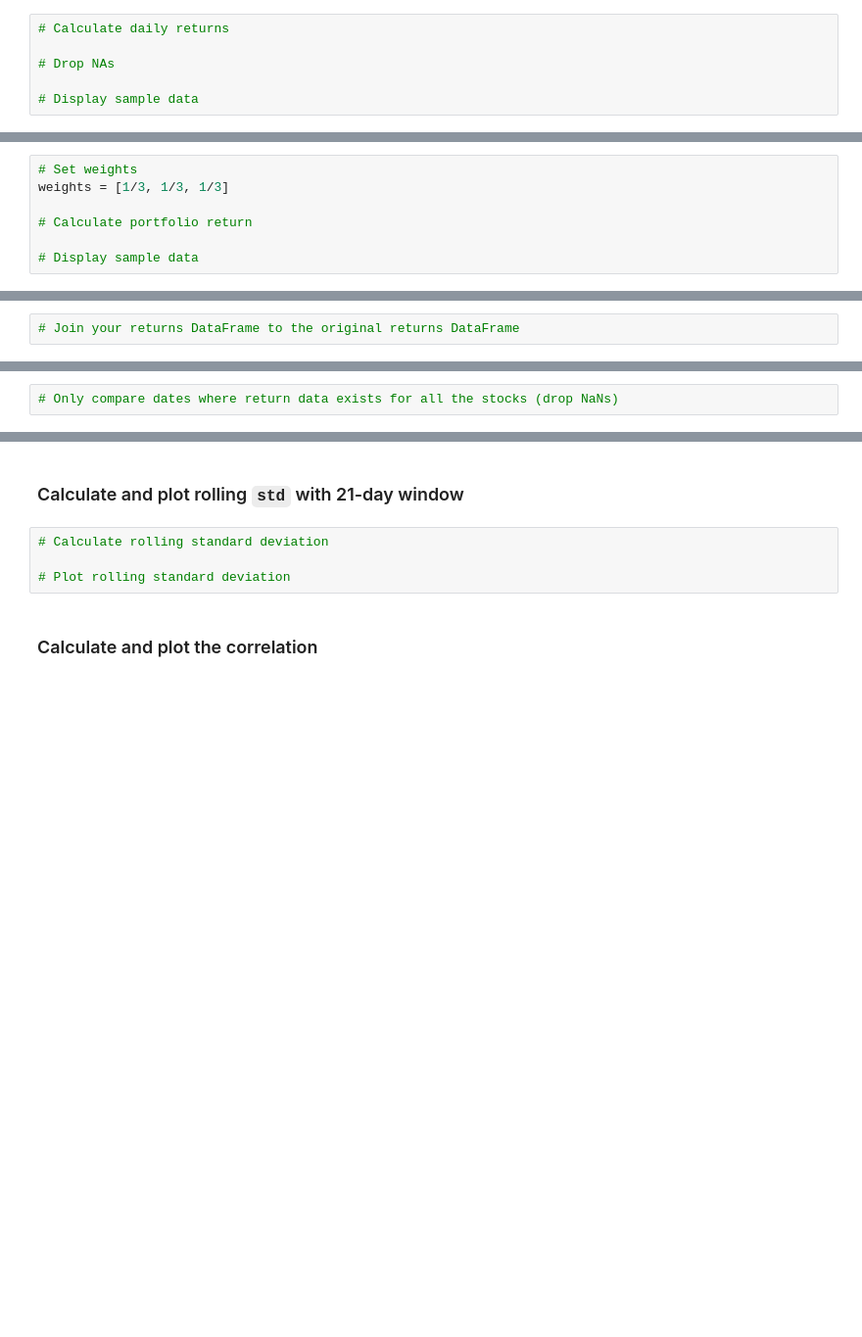
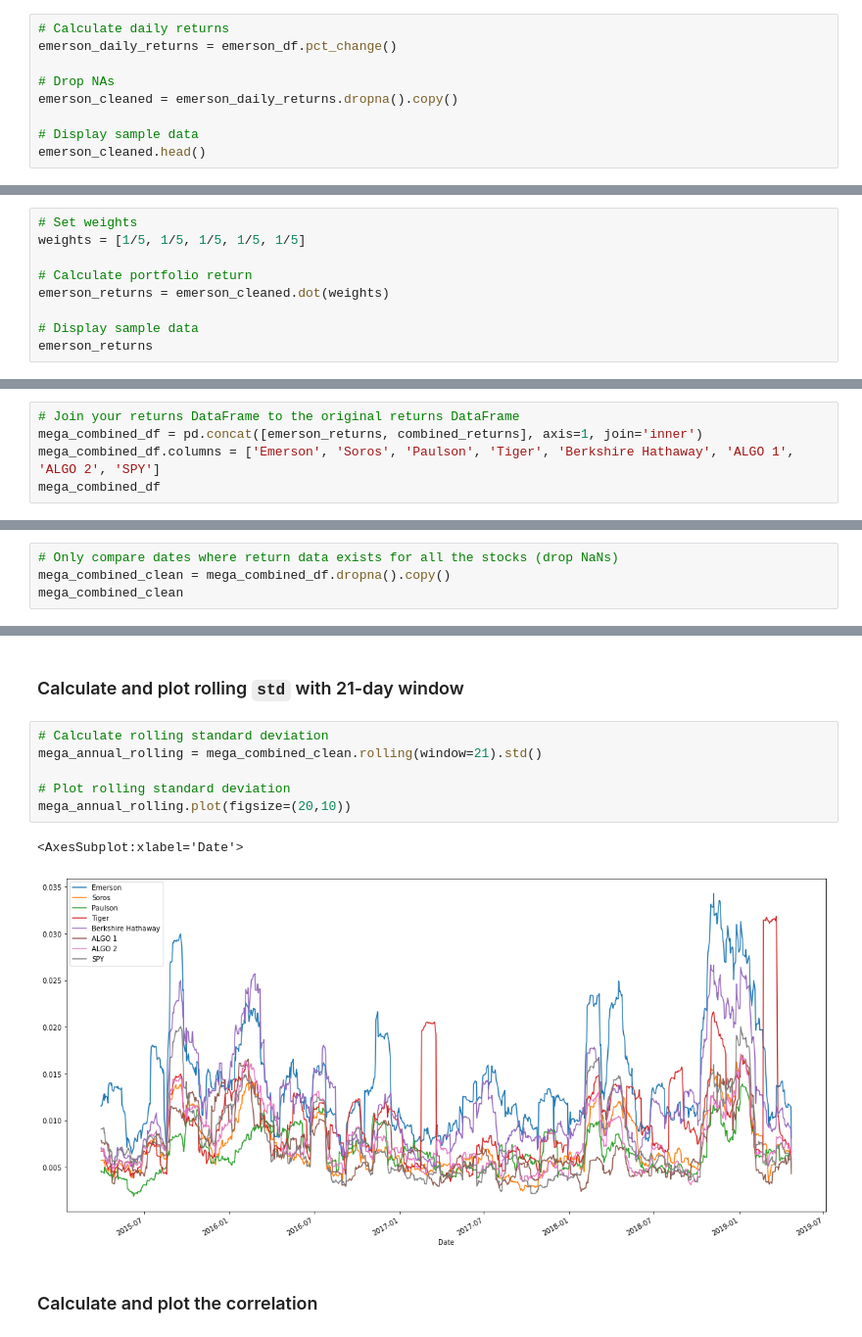
Before and after one commit to emersonwen/Rutgers_FinTech_Homework, a Jupyter notebook: Week-Four-Homework/04-Pandas/Instructions/Starter_Code/whale_analysis.ipynb, the cells around one changed output, grey strips where cells are left out. Shown at 98% size. Drawn from its saved outputs; the diff is of its cells as text; blank space fills up the shorter version.

```diff
--- a/Week-Four-Homework/04-Pandas/Instructions/Starter_Code/whale_analysis.ipynb
+++ b/Week-Four-Homework/04-Pandas/Instructions/Starter_Code/whale_analysis.ipynb
@@ -510,7 +677,10 @@ In this section, you will build your own portfolio of stocks, calculate the retu
 # Reorganize portfolio data by having a column per symbol
 # %%
 # Calculate daily returns
+emerson_daily_returns = emerson_df.pct_change()
 
 # Drop NAs
+emerson_cleaned = emerson_daily_returns.dropna().copy()
 
 # Display sample data
+emerson_cleaned.head()
@@ -518,8 +696,10 @@ In this section, you will build your own portfolio of stocks, calculate the retu
 ## Calculate the weighted returns for the portfolio assuming an equal number of shares for each stock
 # %%
 # Set weights
-weights = [1/3, 1/3, 1/3]
+weights = [1/5, 1/5, 1/5, 1/5, 1/5]
 
 # Calculate portfolio return
+emerson_returns = emerson_cleaned.dot(weights)
 
 # Display sample data
+emerson_returns
@@ -527,3 +721,6 @@ weights = [1/3, 1/3, 1/3]
 ## Join your portfolio returns to the DataFrame that contains all of the portfolio returns
 # %%
 # Join your returns DataFrame to the original returns DataFrame
+mega_combined_df = pd.concat([emerson_returns, combined_returns], axis=1, join='inner')
+mega_combined_df.columns = ['Emerson', 'Soros', 'Paulson', 'Tiger', 'Berkshire Hathaway', 'ALGO 1', 'ALGO 2', 'SPY']
+mega_combined_df
@@ -530,2 +742,4 @@ weights = [1/3, 1/3, 1/3]
 # %%
 # Only compare dates where return data exists for all the stocks (drop NaNs)
+mega_combined_clean = mega_combined_df.dropna().copy()
+mega_combined_clean
@@ -539,8 +780,13 @@ weights = [1/3, 1/3, 1/3]
 ### Calculate and plot rolling `std` with 21-day window
 # %%
 # Calculate rolling standard deviation
+mega_annual_rolling = mega_combined_clean.rolling(window=21).std()
 
 # Plot rolling standard deviation
+mega_annual_rolling.plot(figsize=(20,10))
+# %% [output]
+<AxesSubplot:xlabel='Date'>
+[figure, added]
 # %% [markdown]
 ### Calculate and plot the correlation
 # %%
```
Also changed, not shown: parts of 38 cells of this notebook, 11 other files.
